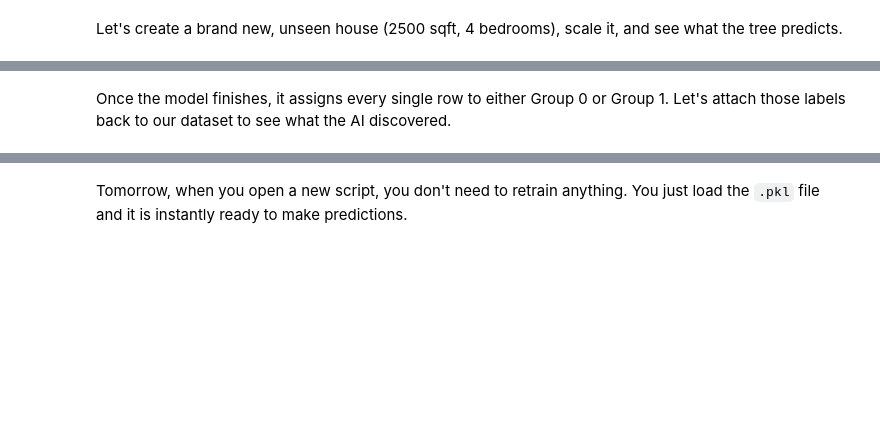
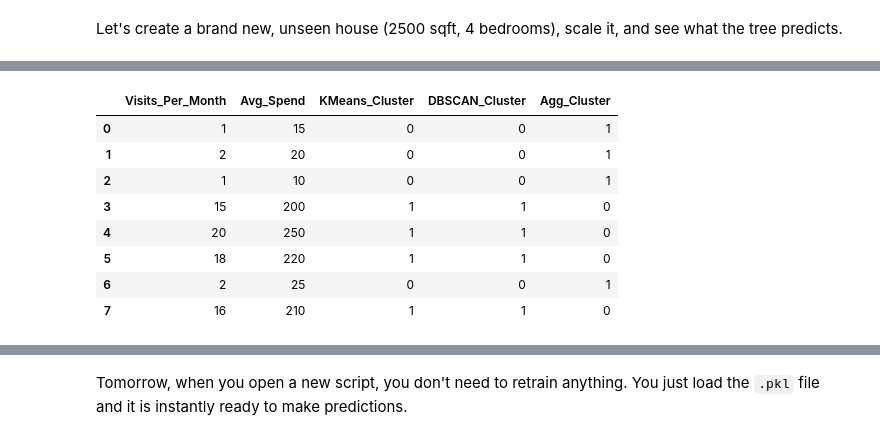
Before and after one commit to Argivist/Python-Package-Tutorial-and-Guidebooks, a Jupyter notebook: SciKit.ipynb, the cells around one changed output, grey strips where cells are left out. Drawn from its saved outputs; the diff is of its cells as text; code cells hidden in the pictures; blank space fills up the shorter version.

```diff
--- a/SciKit.ipynb
+++ b/SciKit.ipynb
@@ -179,2 +320,0 @@ kmeans_model.fit(shopper_data)
-# %% [markdown]
-Once the model finishes, it assigns every single row to either Group 0 or Group 1. Let's attach those labels back to our dataset to see what the AI discovered.
@@ -183,0 +321,35 @@ shopper_data
+# %%
+from sklearn.cluster import KMeans, DBSCAN, AgglomerativeClustering
+
+# Our shopper data — no labels, just behaviour features
+shopper_data = pd.DataFrame({
+    'Visits_Per_Month': [1, 2, 1, 15, 20, 18, 2, 16],
+    'Avg_Spend':        [15, 20, 10, 200, 250, 220, 25, 210]
+})
+
+# --- Option 1: K-Means ---
+# You decide the number of clusters (k=2 here)
+kmeans_model = KMeans(n_clusters=2, random_state=42, n_init='auto')
+shopper_data['KMeans_Cluster'] = kmeans_model.fit_predict(shopper_data[['Visits_Per_Month', 'Avg_Spend']])
+
+# --- Option 2: DBSCAN ---
+# Groups dense regions; labels outliers as -1
+dbscan_model = DBSCAN(eps=50, min_samples=2)
+shopper_data['DBSCAN_Cluster'] = dbscan_model.fit_predict(shopper_data[['Visits_Per_Month', 'Avg_Spend']])
+
+# --- Option 3: Agglomerative Clustering ---
+# Builds a tree of clusters bottom-up
+agg_model = AgglomerativeClustering(n_clusters=2)
+shopper_data['Agg_Cluster'] = agg_model.fit_predict(shopper_data[['Visits_Per_Month', 'Avg_Spend']])
+
+shopper_data
+# %% [output]
+|  | Visits_Per_Month | Avg_Spend | KMeans_Cluster | DBSCAN_Cluster | Agg_Cluster |
+| 0 | 1 | 15 | 0 | 0 | 1 |
+| 1 | 2 | 20 | 0 | 0 | 1 |
+| 2 | 1 | 10 | 0 | 0 | 1 |
+| 3 | 15 | 200 | 1 | 1 | 0 |
+| 4 | 20 | 250 | 1 | 1 | 0 |
+| 5 | 18 | 220 | 1 | 1 | 0 |
+| 6 | 2 | 25 | 0 | 0 | 1 |
+| 7 | 16 | 210 | 1 | 1 | 0 |
```
Also changed, not shown: parts of 43 cells of this notebook.
